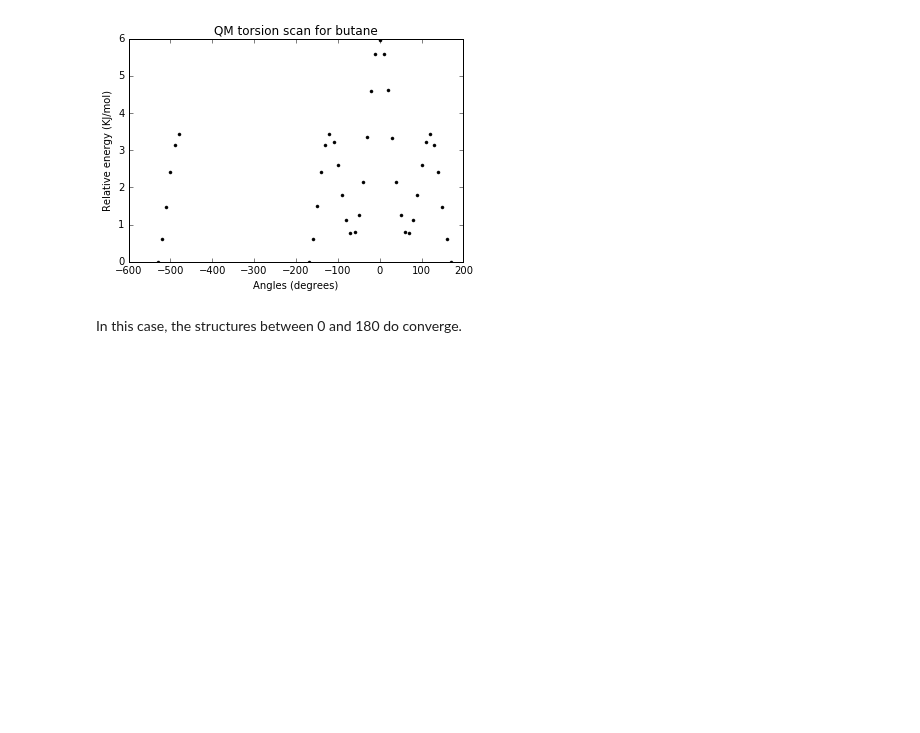
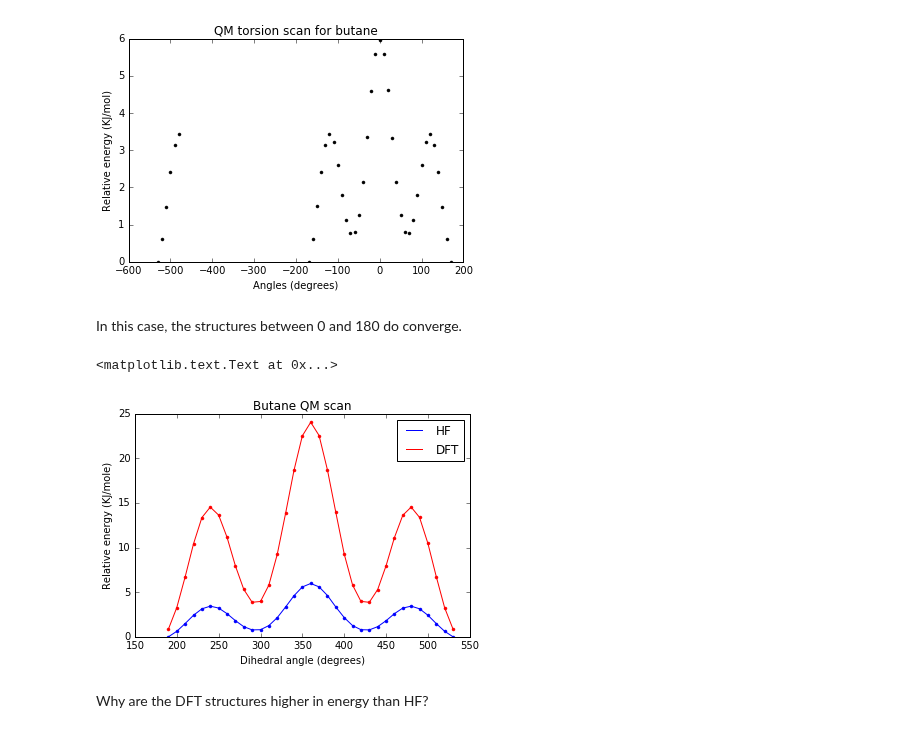
Before and after one commit to choderalab/torsionfit, a Jupyter notebook: examples/butane/torsion_scans/psi4_torsion_scan_optimization_issues.ipynb, the cells around one changed output. Cells and saved outputs as stored; diff of their text form; code cells hidden in the pictures; blank space fills up the shorter version.

```diff
--- a/examples/butane/torsion_scans/psi4_torsion_scan_optimization_issues.ipynb
+++ b/examples/butane/torsion_scans/psi4_torsion_scan_optimization_issues.ipynb
@@ -50,3 +65,20 @@ plt.savefig('Butane_torsion_scan_n180.pdf')
 [figure]
 # %% [markdown]
 In this case, the structures between 0 and 180 do converge.
+# %%
+scan_DFT = ['DFT_b3lyp/butane_scan_b3lyp_360.log']
+butane_scan_DFT = ScanSet.parse_psi4(scan_DFT, structure)
+
+plt.plot(butane_scan_180_pos.steps, butane_scan_180_pos.qm_energy,'.', color='blue')
+plt.plot(butane_scan_180_pos.steps, butane_scan_180_pos.qm_energy, color='blue', label='HF')
+plt.plot(butane_scan_DFT.steps, butane_scan_DFT.qm_energy,'.', color='red')
+plt.plot(butane_scan_DFT.steps, butane_scan_DFT.qm_energy, color='red', label='DFT')
+plt.legend()
+plt.xlabel('Dihedral angle (degrees)')
+plt.ylabel('Relative energy (KJ/mole)')
+plt.title('Butane QM scan')
+# %% [output]
+<matplotlib.text.Text at 0x...>
+[figure, added]
+# %% [markdown]
+Why are the DFT structures higher in energy than HF?
```
Also changed, not shown: parts of 3 cells of this notebook.
